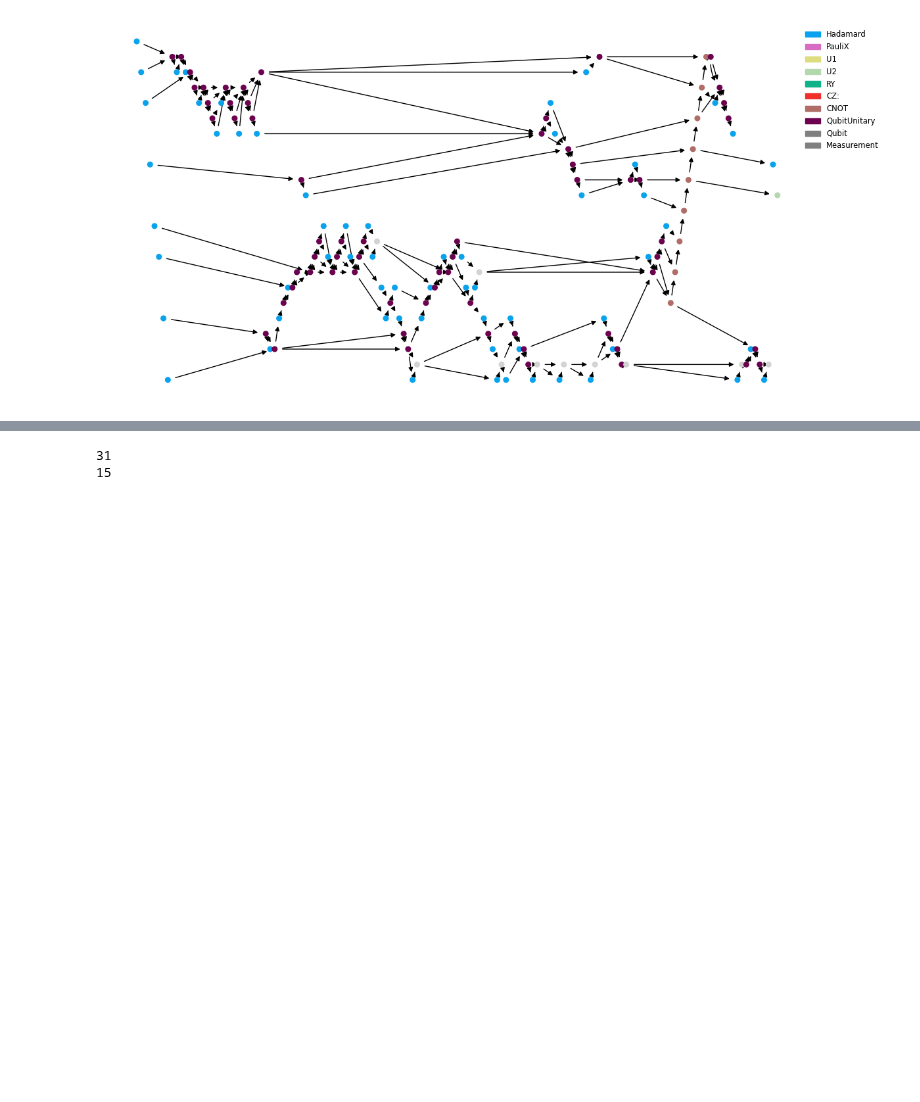
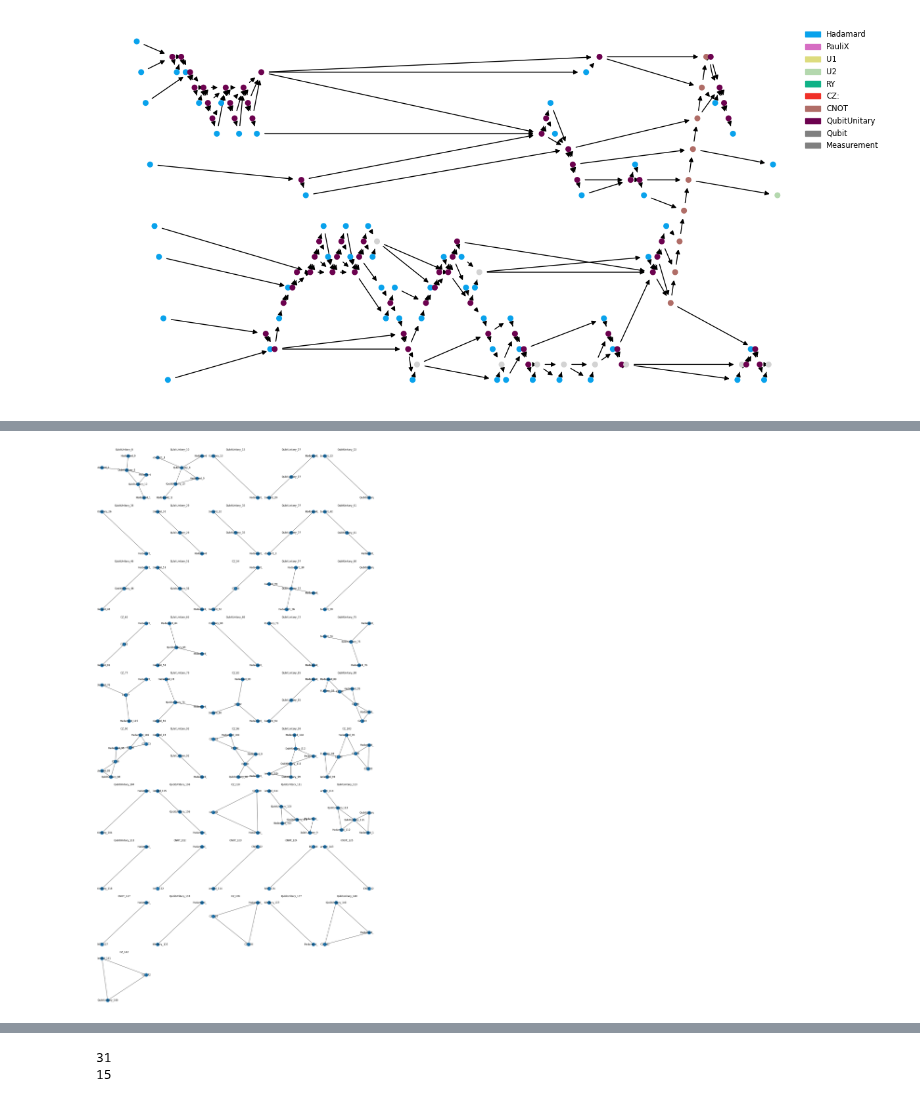
Before and after one commit to 24shiny/Quantum-transpilation, a Jupyter notebook: circuit_optimization/hw_independent/storage/joint/joint_opt_12_updated.ipynb, the cells around one changed output, grey strips where cells are left out. Drawn from its saved outputs; the diff is of its cells as text; code cells hidden in the pictures; blank space fills up the shorter version.

```diff
--- a/circuit_optimization/hw_independent/storage/joint/joint_opt_12_updated.ipynb
+++ b/circuit_optimization/hw_independent/storage/joint/joint_opt_12_updated.ipynb
@@ -61,0 +237,12 @@ pg.G.nodes['Hadamard_0']
+# %%
+def between_nodes(G_directed, source, target):
+    G = nx.DiGraph(G_directed)
+    paths = list(nx.all_simple_paths(G, source=source, target=target))
+    flat_nodes = set()
+    for path in paths:
+        flat_nodes.update(path)
+    flat_nodes.remove(source)
+    flat_nodes.remove(target)
+    return flat_nodes
+
+between_nodes(G, 'QubitUnitary_113', 'CNOT_124')
@@ -61,0 +369,4 @@ pg.G.nodes['Hadamard_0']
+# %%
+draw_subgraphs(subgraphs)
+# %% [output]
+[figure, added]
```
Also changed, not shown: parts of 32 cells of this notebook.
